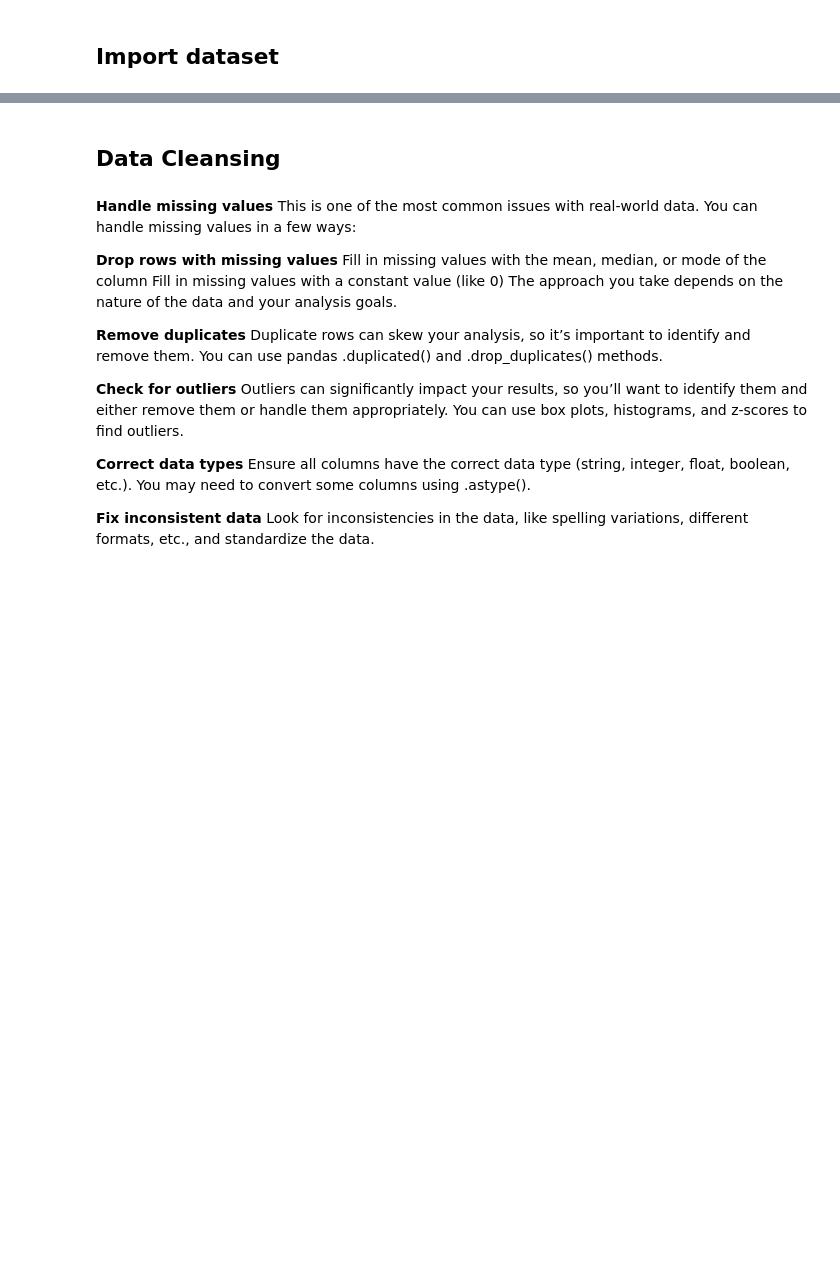
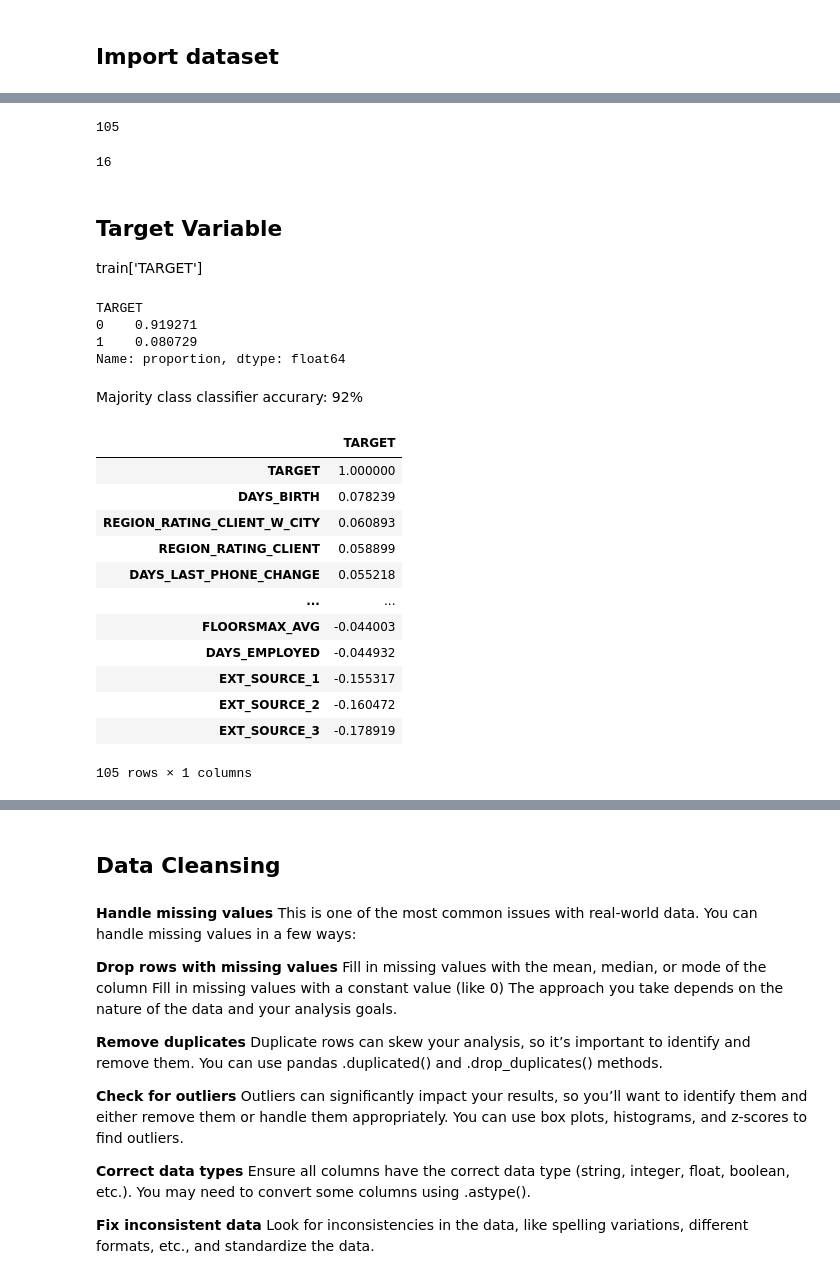
Before and after one commit to dongchanlim/MSBA, a Jupyter notebook: CapstoneProject/notebooks/EDA/EDA.ipynb, the cells around one changed output, grey strips where cells are left out. Saved outputs shown, nothing was run; the diff lists cells and outputs as text; code cells hidden in the pictures; blank space fills up the shorter version.

```diff
--- a/CapstoneProject/notebooks/EDA/EDA.ipynb
+++ b/CapstoneProject/notebooks/EDA/EDA.ipynb
@@ -48,0 +114,37 @@ import seaborn as sns
+# %%
+train.select_dtypes('number').columns.size
+# %% [output]
+105
+# %%
+train.select_dtypes('object').columns.size
+# %% [output]
+16
+# %% [markdown]
+## Target Variable
+
+train['TARGET']
+# %%
+train['TARGET'].value_counts(normalize= True)
+# %% [output]
+TARGET
+0    0.919271
+1    0.080729
+Name: proportion, dtype: float64
+# %% [markdown]
+Majority class classifier accurary: 92%
+# %%
+train.corr(numeric_only= True)[['TARGET']].sort_values('TARGET', ascending= False)
+# %% [output]
+|  | TARGET |
+| TARGET | 1.000000 |
+| DAYS_BIRTH | 0.078239 |
+| REGION_RATING_CLIENT_W_CITY | 0.060893 |
+| REGION_RATING_CLIENT | 0.058899 |
+| DAYS_LAST_PHONE_CHANGE | 0.055218 |
+| ... | ... |
+| FLOORSMAX_AVG | -0.044003 |
+| DAYS_EMPLOYED | -0.044932 |
+| EXT_SOURCE_1 | -0.155317 |
+| EXT_SOURCE_2 | -0.160472 |
+| EXT_SOURCE_3 | -0.178919 |
+105 rows × 1 columns
```
Also changed, not shown: parts of 14 cells of this notebook, 7 other files.
